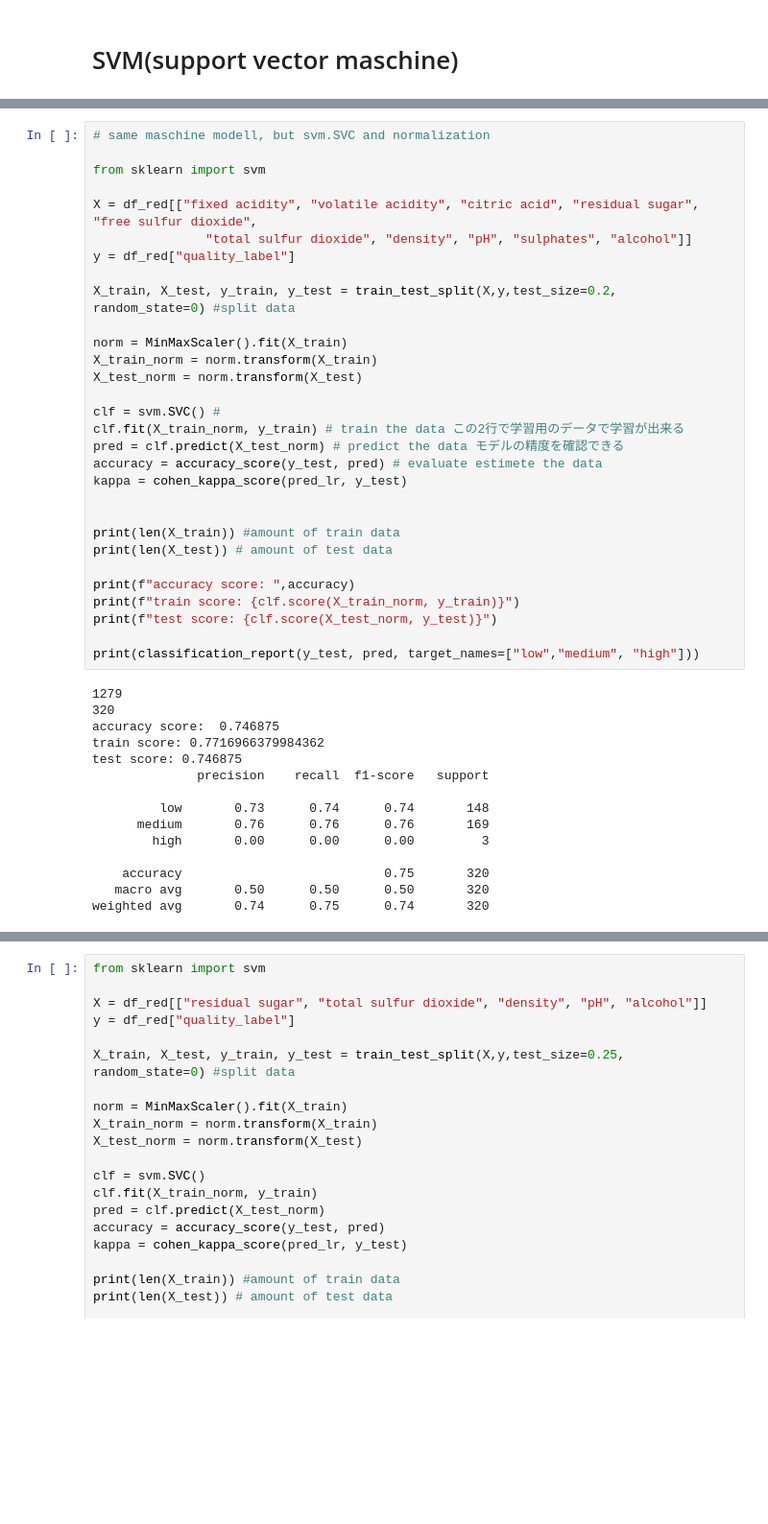
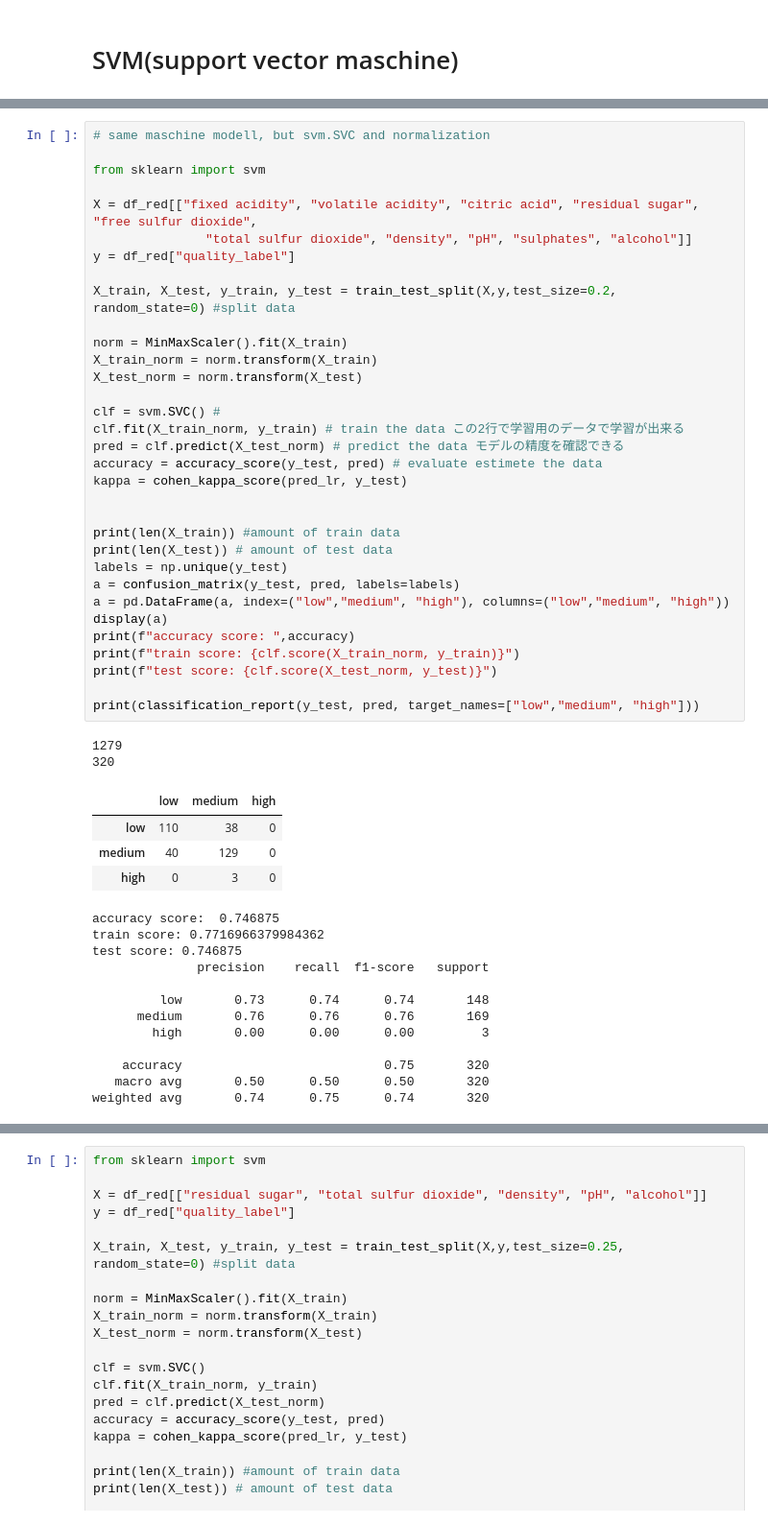
Before and after one commit to satomi26/Project-2, a Jupyter notebook: maschine_learning_modell.ipynb, the cells around one changed output, grey strips where cells are left out. Shown at 96% size. Cells and saved outputs as stored; diff of their text form; blank space fills up the shorter version.

```diff
--- a/maschine_learning_modell.ipynb
+++ b/maschine_learning_modell.ipynb
@@ -1654,43 +1742,50 @@ weighted avg       0.71      0.70      0.70       320
 
 from sklearn import svm
 
 X = df_red[["fixed acidity", "volatile acidity", "citric acid", "residual sugar", "free sulfur dioxide",
                "total sulfur dioxide", "density", "pH", "sulphates", "alcohol"]]
 y = df_red["quality_label"]
 
 X_train, X_test, y_train, y_test = train_test_split(X,y,test_size=0.2, random_state=0) #split data
 
 norm = MinMaxScaler().fit(X_train)
 X_train_norm = norm.transform(X_train)
 X_test_norm = norm.transform(X_test)
 
 clf = svm.SVC() #
 clf.fit(X_train_norm, y_train) # train the data この2行で学習用のデータで学習が出来る
 pred = clf.predict(X_test_norm) # predict the data モデルの精度を確認できる
 accuracy = accuracy_score(y_test, pred) # evaluate estimete the data
 kappa = cohen_kappa_score(pred_lr, y_test)
 
 
 print(len(X_train)) #amount of train data
 print(len(X_test)) # amount of test data
-
+labels = np.unique(y_test)
+a = confusion_matrix(y_test, pred, labels=labels)
+a = pd.DataFrame(a, index=("low","medium", "high"), columns=("low","medium", "high"))
+display(a)
 print(f"accuracy score: ",accuracy)
 print(f"train score: {clf.score(X_train_norm, y_train)}")
 print(f"test score: {clf.score(X_test_norm, y_test)}")
 
 print(classification_report(y_test, pred, target_names=["low","medium", "high"]))
 # %% [output]
 1279
 320
-accuracy score:  0.746875
-train score: 0.7716966379984362
-test score: 0.746875
-              precision    recall  f1-score   support
-
-         low       0.73      0.74      0.74       148
-      medium       0.76      0.76      0.76       169
-        high       0.00      0.00      0.00         3
-
-    accuracy                           0.75       320
-   macro avg       0.50      0.50      0.50       320
-weighted avg       0.74      0.75      0.74       320
+|  | low | medium | high |
+| low | 110 | 38 | 0 |
+| medium | 40 | 129 | 0 |
+| high | 0 | 3 | 0 |
+accuracy score:  0.746875
+train score: 0.7716966379984362
+test score: 0.746875
+              precision    recall  f1-score   support
+
+         low       0.73      0.74      0.74       148
+      medium       0.76      0.76      0.76       169
+        high       0.00      0.00      0.00         3
+
+    accuracy                           0.75       320
+   macro avg       0.50      0.50      0.50       320
+weighted avg       0.74      0.75      0.74       320
```
Also changed, not shown: parts of 14 cells of this notebook.
